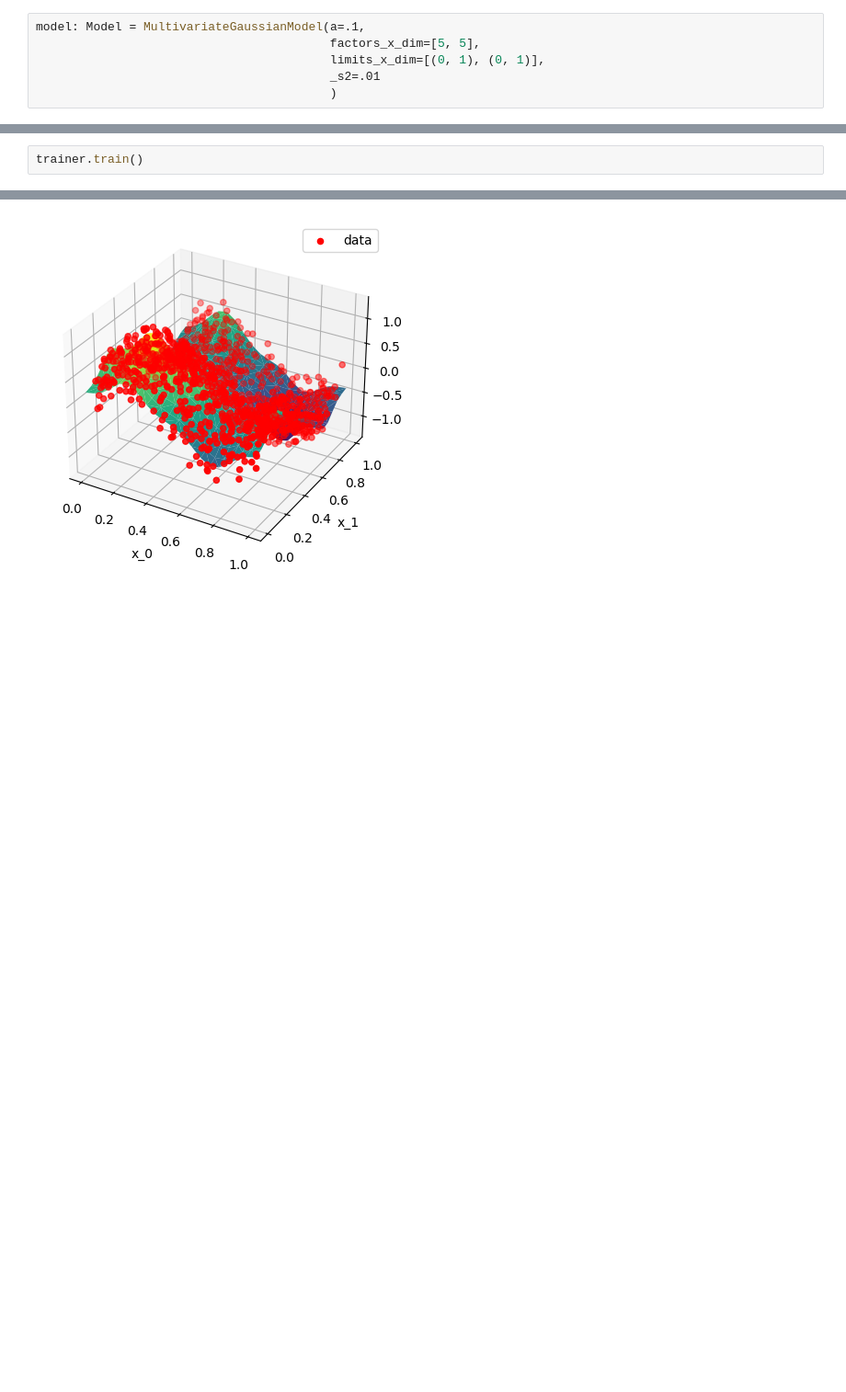
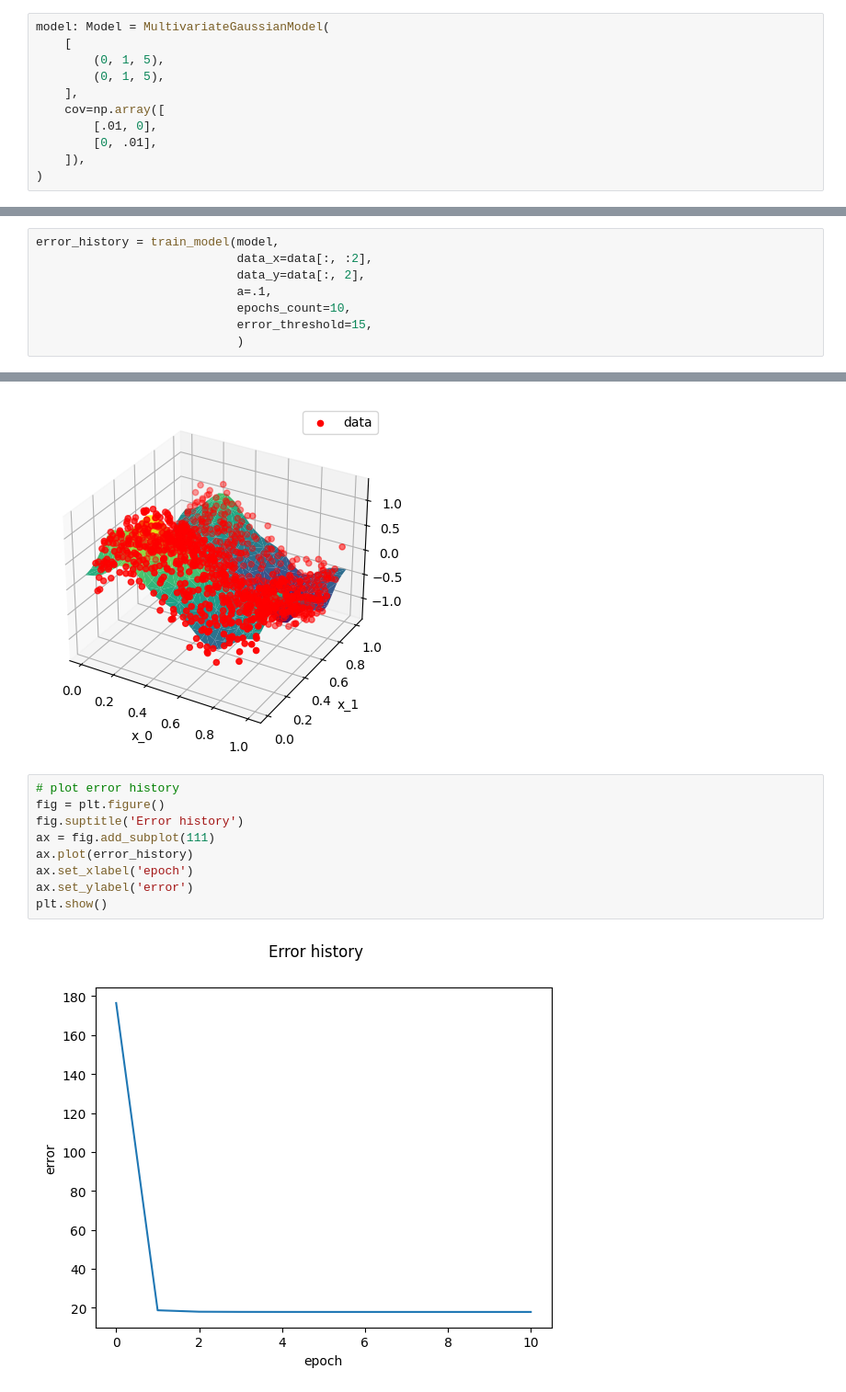
Before and after one commit to dayan3847/machine_learning, a Jupyter notebook: 2_3_multivariate_gaussian/linear_regression/data_sin_2d_linear_regression.ipynb, the cells around one changed output, grey strips where cells are left out. Shown at 92% size. Cells and saved outputs as stored; diff of their text form; blank space fills up the shorter version.

Commit message:
refactor: model multivariate

```diff
--- a/2_3_multivariate_gaussian/linear_regression/data_sin_2d_linear_regression.ipynb
+++ b/2_3_multivariate_gaussian/linear_regression/data_sin_2d_linear_regression.ipynb
@@ -32,11 +32,16 @@ plt.show()
 # %% [output]
 [figure]
 # %%
-model: Model = MultivariateGaussianModel(a=.1,
-                                         factors_x_dim=[5, 5],
-                                         limits_x_dim=[(0, 1), (0, 1)],
-                                         _s2=.01
-                                         )
+model: Model = MultivariateGaussianModel(
+    [
+        (0, 1, 5),
+        (0, 1, 5),
+    ],
+    cov=np.array([
+        [.01, 0],
+        [0, .01],
+    ]),
+)
 # %%
 fig = plt.figure()
 ax = fig.add_subplot(111, projection='3d')
@@ -63,3 +64,9 @@ trainer.e()
 # %%
-trainer.train()
+error_history = train_model(model,
+                            data_x=data[:, :2],
+                            data_y=data[:, 2],
+                            a=.1,
+                            epochs_count=10,
+                            error_threshold=15,
+                            )
 # %% [output]
@@ -82,3 +95,14 @@ ax.legend()
 plt.show()
 # %% [output]
 [figure]
+# %%
+# plot error history
+fig = plt.figure()
+fig.suptitle('Error history')
+ax = fig.add_subplot(111)
+ax.plot(error_history)
+ax.set_xlabel('epoch')
+ax.set_ylabel('error')
+plt.show()
+# %% [output]
+[figure, added]
```
Also changed, not shown: parts of 3 cells of this notebook, 23 other files.
